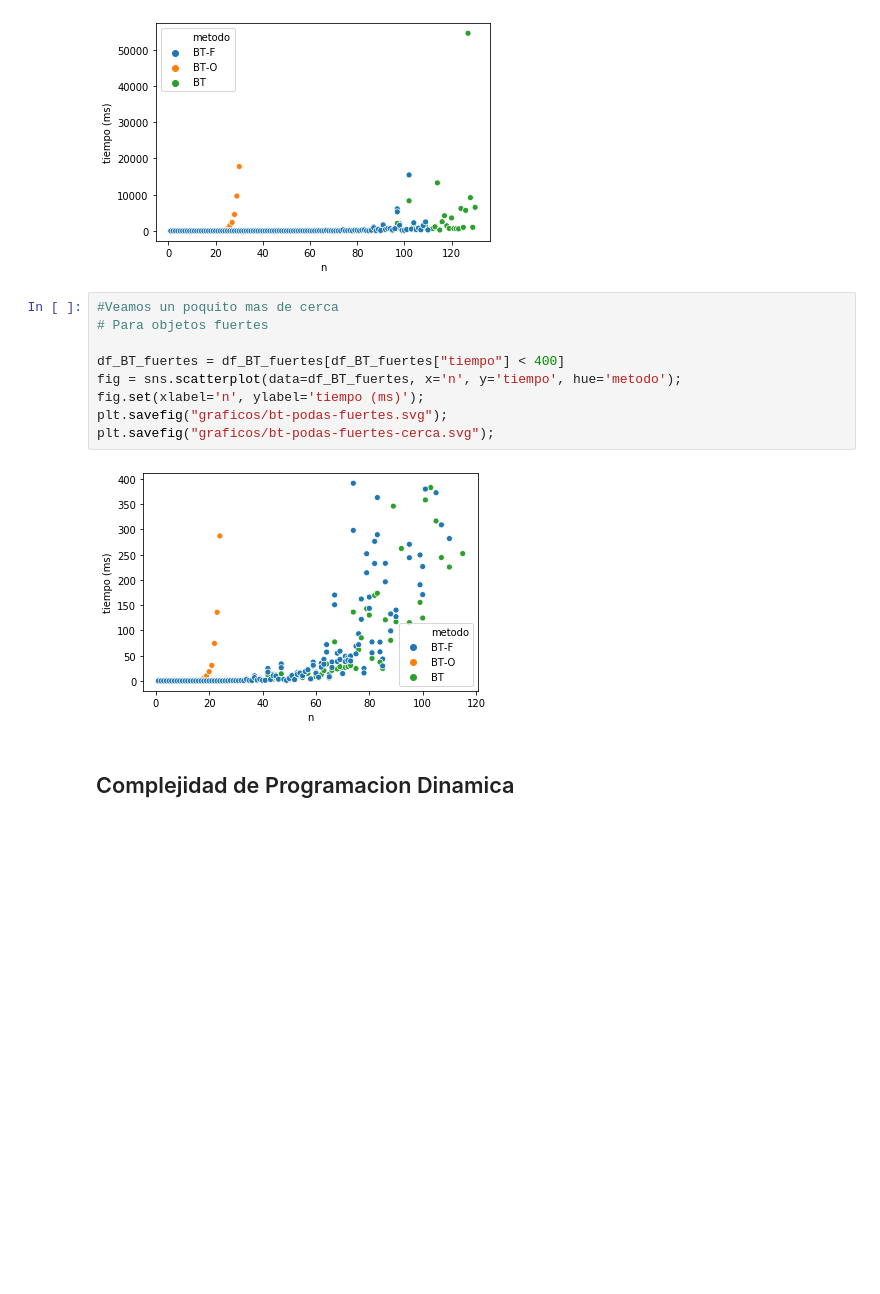
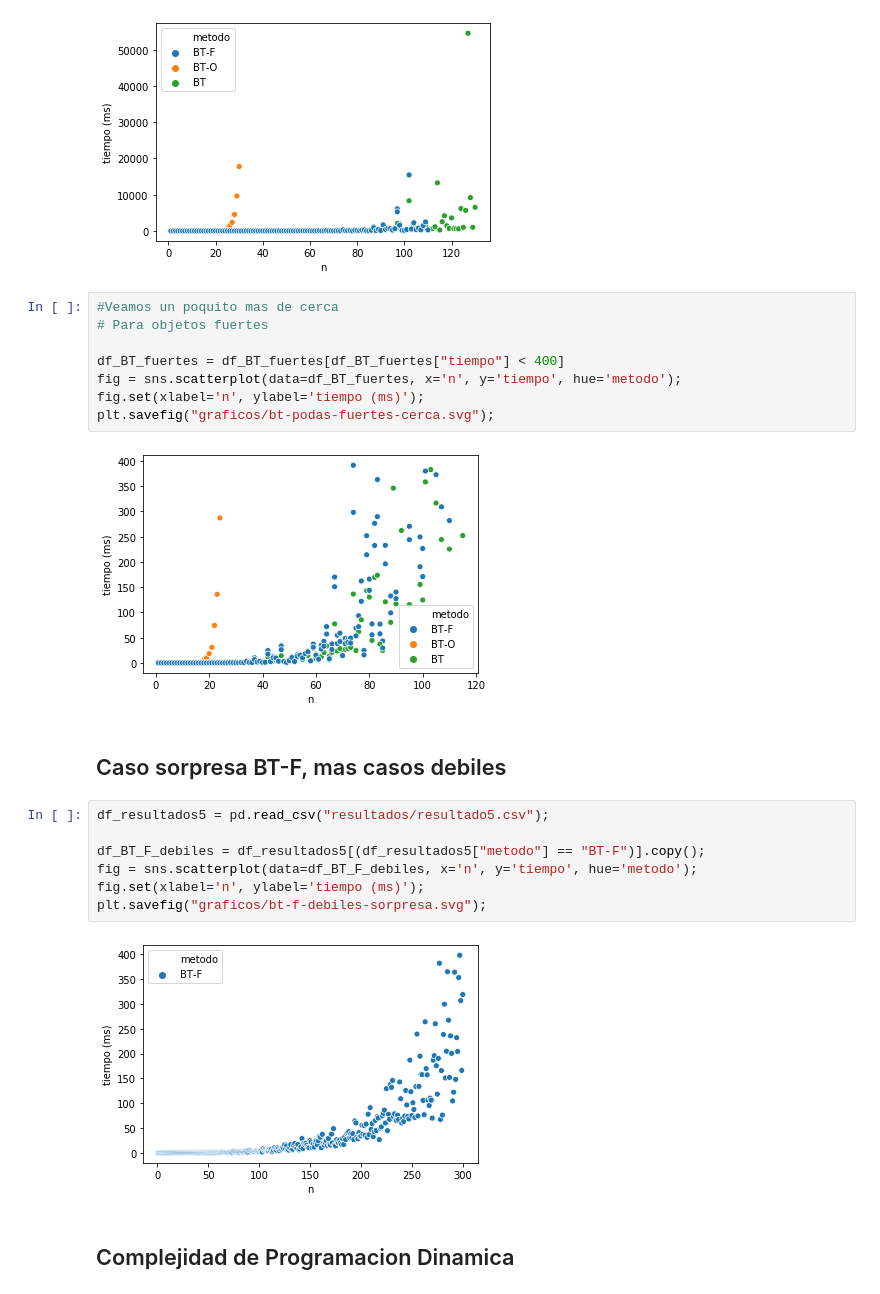
Before and after one commit to Jantalus/Algoritmos3TP1, a Jupyter notebook: python/Analisis.ipynb, the cells around one changed output. Cells and saved outputs as stored; diff of their text form; blank space fills up the shorter version.

```diff
--- a/python/Analisis.ipynb
+++ b/python/Analisis.ipynb
@@ -137,10 +150,20 @@ plt.savefig("graficos/bt-podas-fuertes.svg");
 df_BT_fuertes = df_BT_fuertes[df_BT_fuertes["tiempo"] < 400]
 fig = sns.scatterplot(data=df_BT_fuertes, x='n', y='tiempo', hue='metodo');
 fig.set(xlabel='n', ylabel='tiempo (ms)');
-plt.savefig("graficos/bt-podas-fuertes.svg");
 plt.savefig("graficos/bt-podas-fuertes-cerca.svg");
 # %% [output]
 [figure]
+# %% [markdown]
+## Caso sorpresa BT-F, mas casos debiles
+# %%
+df_resultados5 = pd.read_csv("resultados/resultado5.csv");
+
+df_BT_F_debiles = df_resultados5[(df_resultados5["metodo"] == "BT-F")].copy();
+fig = sns.scatterplot(data=df_BT_F_debiles, x='n', y='tiempo', hue='metodo');
+fig.set(xlabel='n', ylabel='tiempo (ms)');
+plt.savefig("graficos/bt-f-debiles-sorpresa.svg");
+# %% [output]
+[figure, added]
 # %% [markdown]
 ## Complejidad de Programacion Dinamica
 # %%
```
Also changed, not shown: parts of 3 cells of this notebook, 17 other files.
